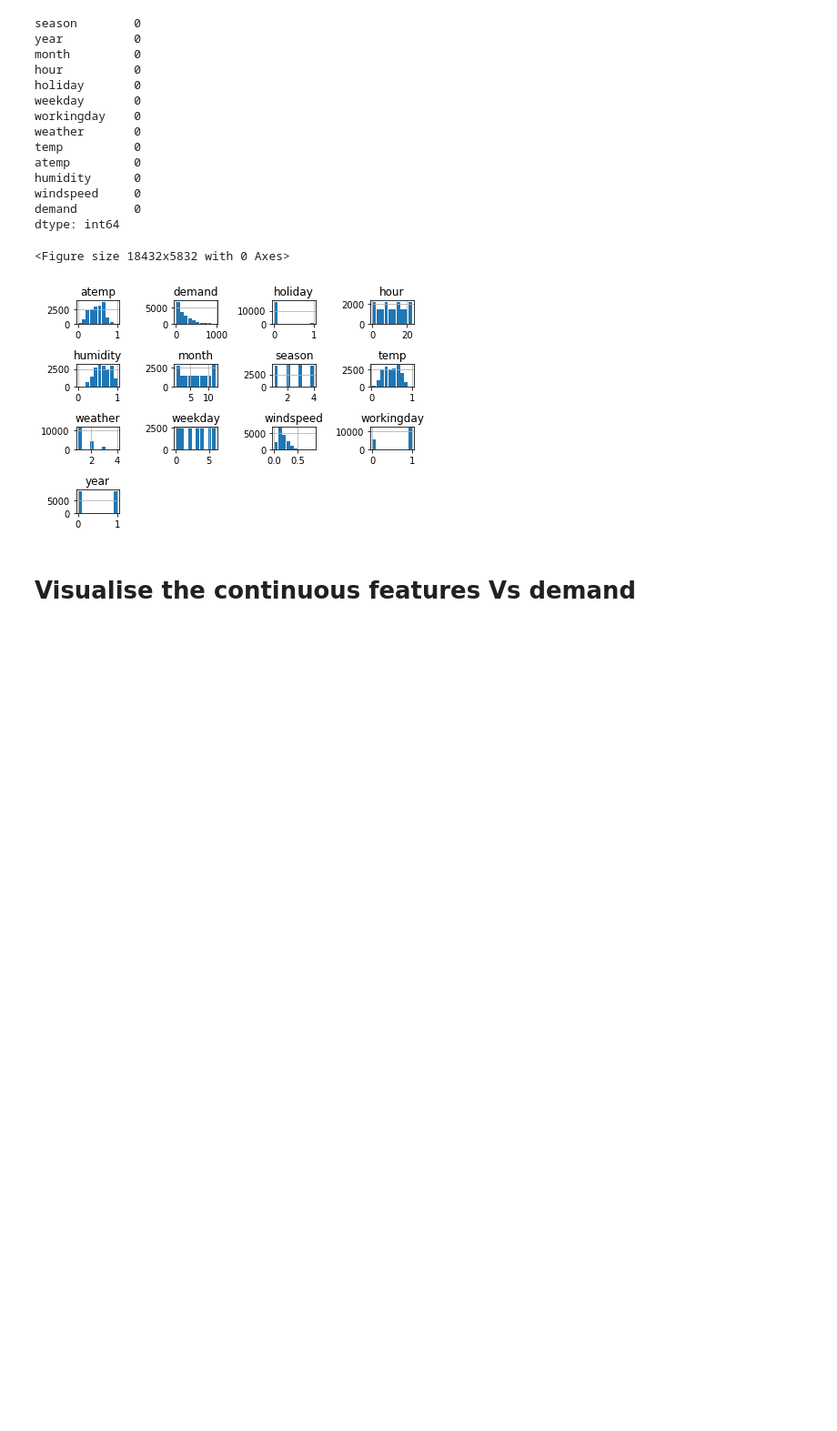
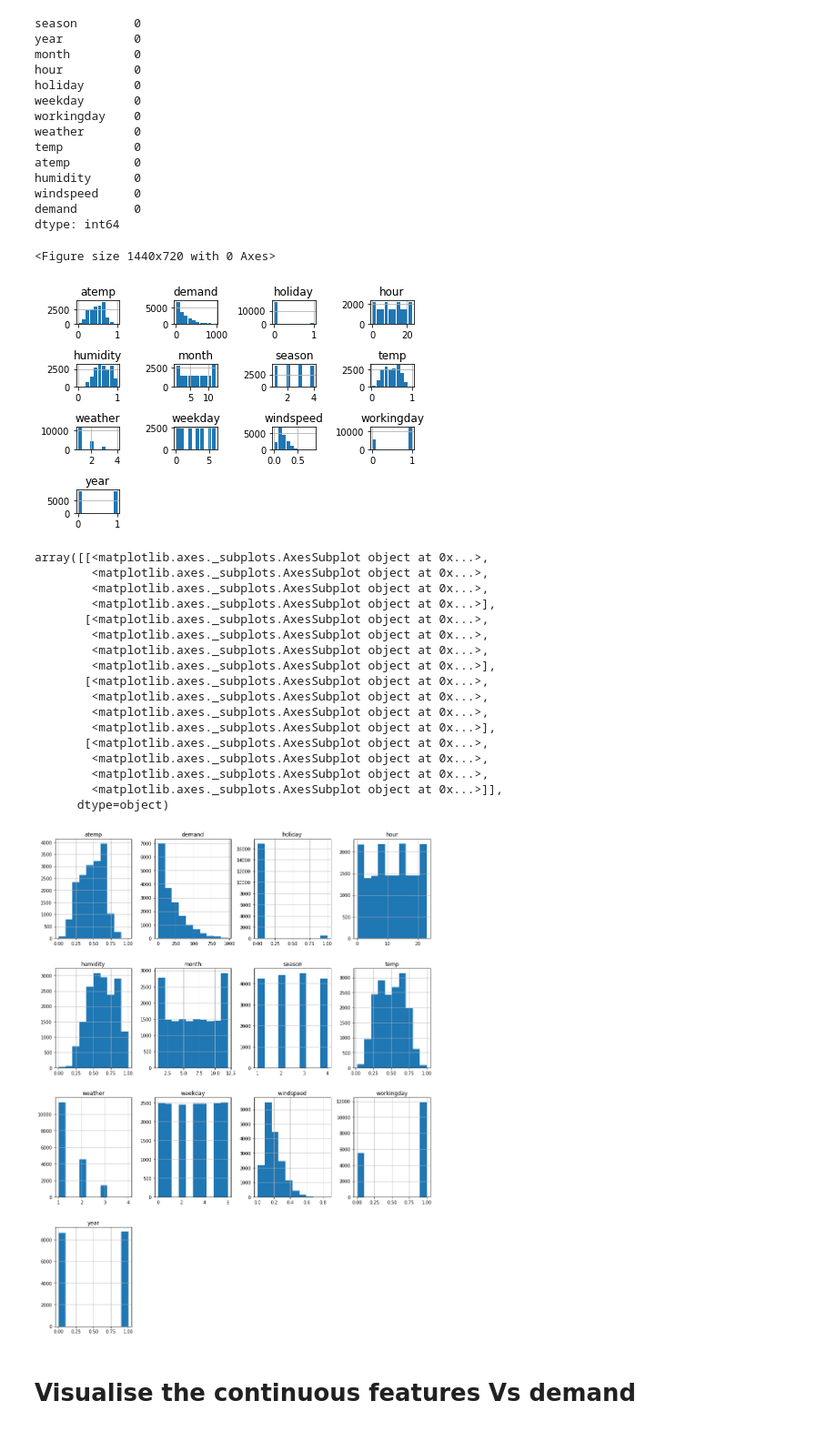
Before and after one commit to jasjyotsinghjaswal/MachineLearningBeginners, a Jupyter notebook: 06Regression/03KaggleBikeProject.ipynb, the cells around one changed output. Shown: that part at 91% size. Cells and saved outputs as stored; diff of their text form; code cells hidden in the pictures; blank space fills up the shorter version.

```diff
--- a/06Regression/03KaggleBikeProject.ipynb
+++ b/06Regression/03KaggleBikeProject.ipynb
@@ -57,12 +77,36 @@ demand        0
 dtype: int64
 # %%
 # Create pandas histogram
-plt.figure(figsize=(256,81))
+plt.figure(figsize=(20,10))
+#plt.figure(figsize=(256,81))
 bikes_prep.hist(rwidth = 0.9)
 plt.tight_layout()
 # %% [output]
-<Figure size 18432x5832 with 0 Axes>
+<Figure size 1440x720 with 0 Axes>
 [figure]
+# %%
+fig = plt.figure(figsize = (15,20))
+ax = fig.gca()
+bikes_prep.hist(ax = ax)
+# %% [output]
+array([[<matplotlib.axes._subplots.AxesSubplot object at 0x...>,
+        <matplotlib.axes._subplots.AxesSubplot object at 0x...>,
+        <matplotlib.axes._subplots.AxesSubplot object at 0x...>,
+        <matplotlib.axes._subplots.AxesSubplot object at 0x...>],
+       [<matplotlib.axes._subplots.AxesSubplot object at 0x...>,
+        <matplotlib.axes._subplots.AxesSubplot object at 0x...>,
+        <matplotlib.axes._subplots.AxesSubplot object at 0x...>,
+        <matplotlib.axes._subplots.AxesSubplot object at 0x...>],
+       [<matplotlib.axes._subplots.AxesSubplot object at 0x...>,
+        <matplotlib.axes._subplots.AxesSubplot object at 0x...>,
+        <matplotlib.axes._subplots.AxesSubplot object at 0x...>,
+        <matplotlib.axes._subplots.AxesSubplot object at 0x...>],
+       [<matplotlib.axes._subplots.AxesSubplot object at 0x...>,
+        <matplotlib.axes._subplots.AxesSubplot object at 0x...>,
+        <matplotlib.axes._subplots.AxesSubplot object at 0x...>,
+        <matplotlib.axes._subplots.AxesSubplot object at 0x...>]],
+      dtype=object)
+[figure, added]
 # %% [markdown]
 # Visualise the continuous features Vs demand
 # %%
```
Also changed, not shown: parts of 22 cells of this notebook, 5 other files.
